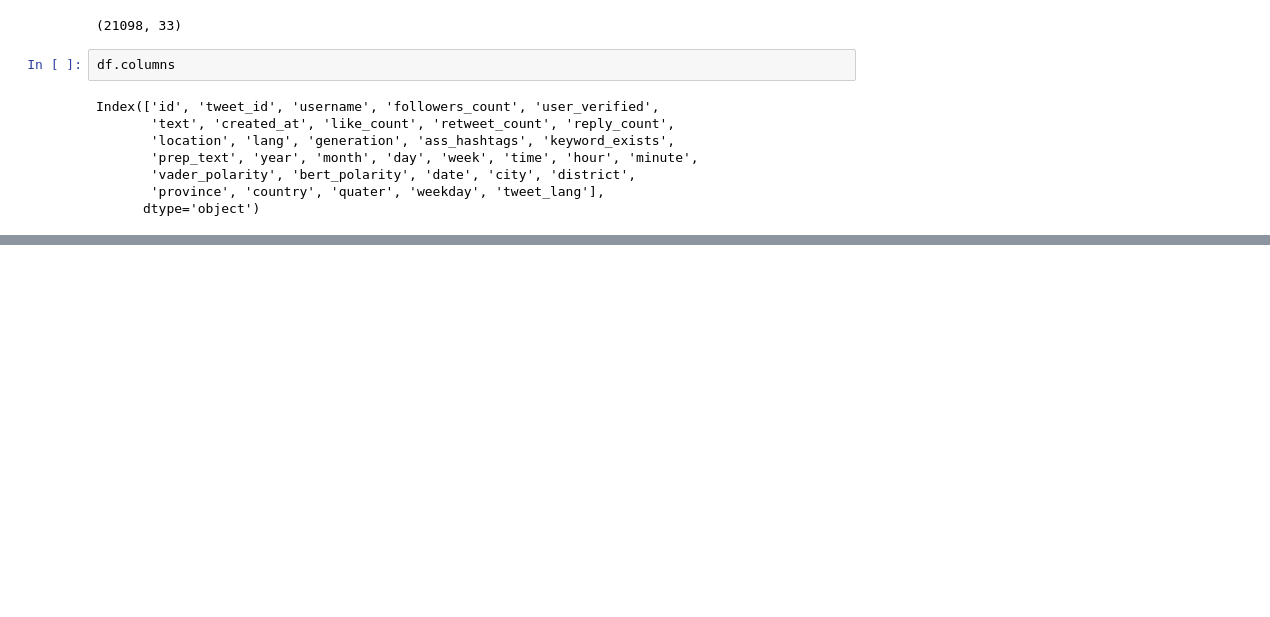
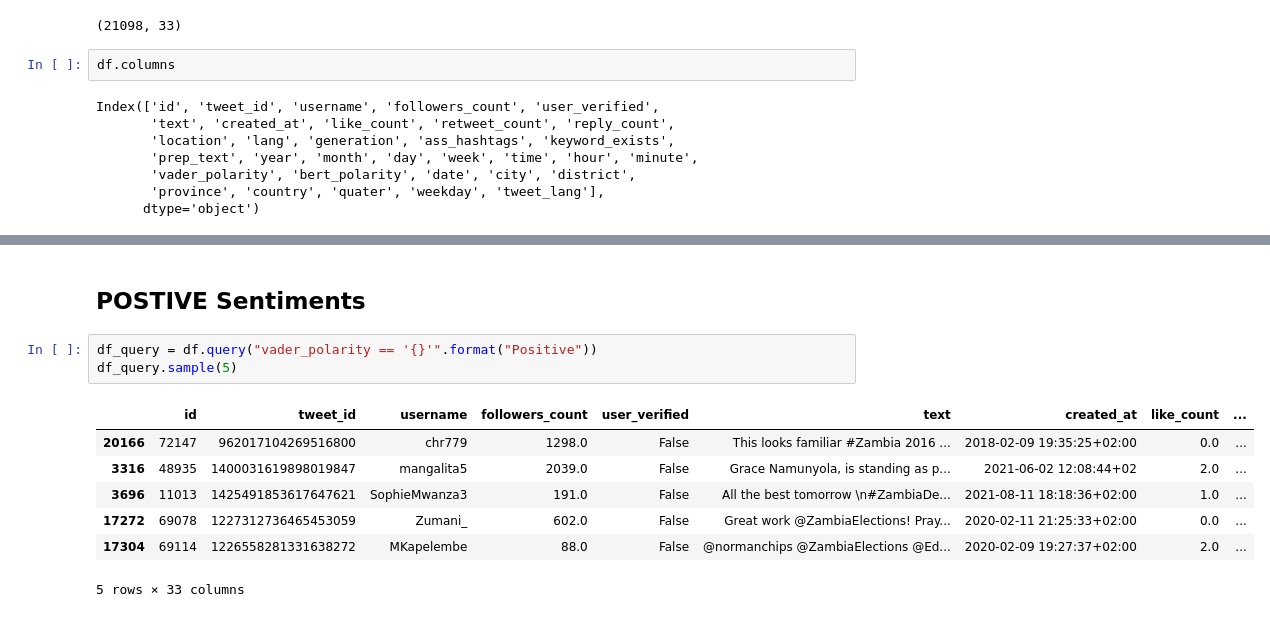
Before and after one commit to ayamlearning/masters_thesis_model_final, a Jupyter notebook: RQ3_Topc_Modelling.ipynb, the cells around one changed output, grey strips where cells are left out. Saved outputs shown, nothing was run; the diff lists cells and outputs as text; blank space fills up the shorter version.

```diff
--- a/RQ3_Topc_Modelling.ipynb
+++ b/RQ3_Topc_Modelling.ipynb
@@ -125,0 +197,13 @@ topic_model.visualize_distribution(probs[200], min_probability=0.015)
+# %% [markdown]
+## POSTIVE Sentiments
+# %%
+df_query = df.query("vader_polarity == '{}'".format("Positive"))
+df_query.sample(5)
+# %% [output]
+|  | id | tweet_id | username | followers_count | user_verified | text | created_at | like_count | ... |
+| 20166 | 72147 | 962017104269516800 | chr779 | 1298.0 | False | This looks familiar #Zambia 2016 ... | 2018-02-09 19:35:25+02:00 | 0.0 | ... |
+| 3316 | 48935 | 1400031619898019847 | mangalita5 | 2039.0 | False | Grace Namunyola, is standing as p... | 2021-06-02 12:08:44+02 | 2.0 | ... |
+| 3696 | 11013 | 1425491853617647621 | SophieMwanza3 | 191.0 | False | All the best tomorrow \n#ZambiaDe... | 2021-08-11 18:18:36+02:00 | 1.0 | ... |
+| 17272 | 69078 | 1227312736465453059 | Zumani_ | 602.0 | False | Great work @ZambiaElections! Pray... | 2020-02-11 21:25:33+02:00 | 0.0 | ... |
+| 17304 | 69114 | 1226558281331638272 | MKapelembe | 88.0 | False | @normanchips @ZambiaElections @Ed... | 2020-02-09 19:27:37+02:00 | 2.0 | ... |
+5 rows × 33 columns
```
Also changed, not shown: parts of 27 cells of this notebook.
